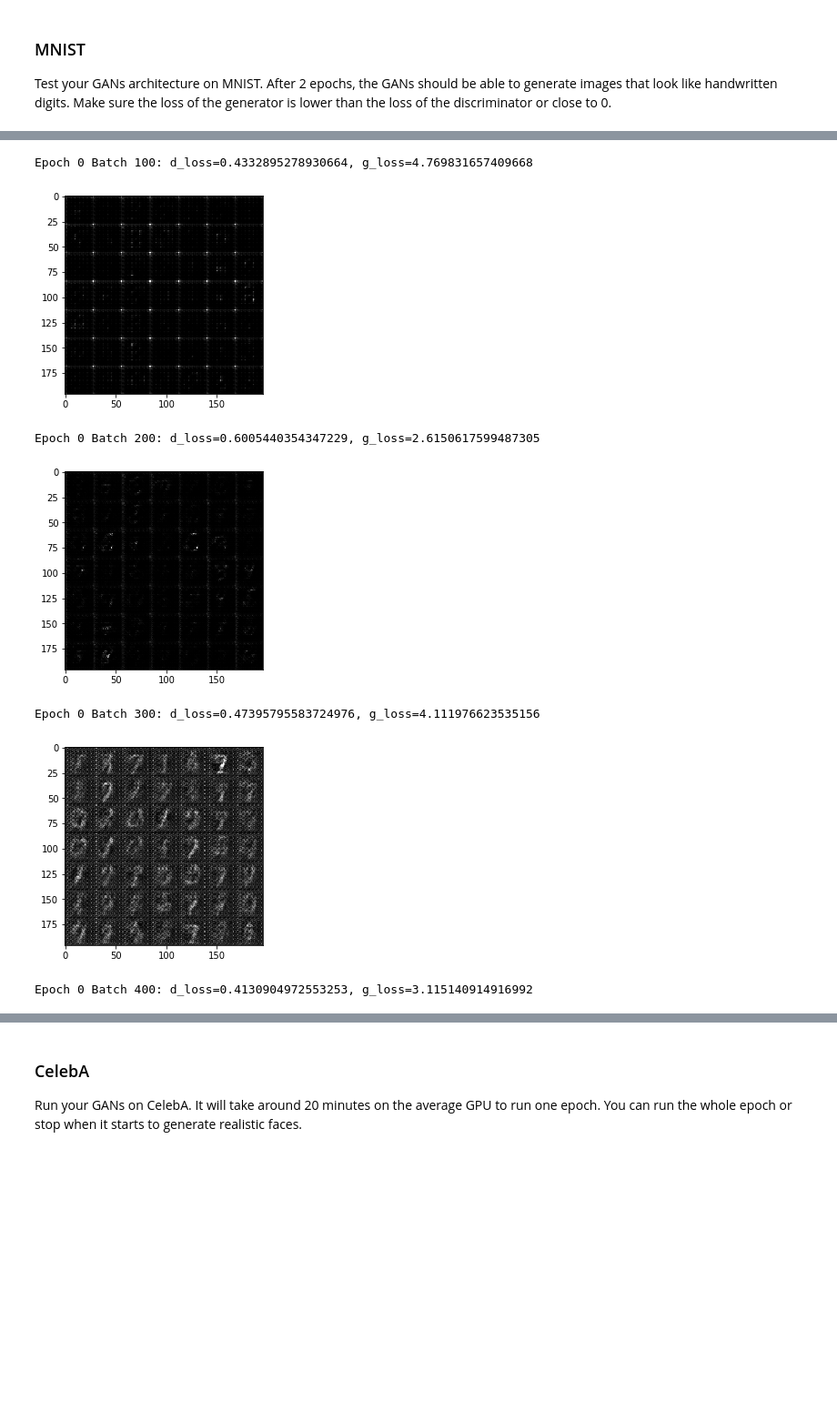
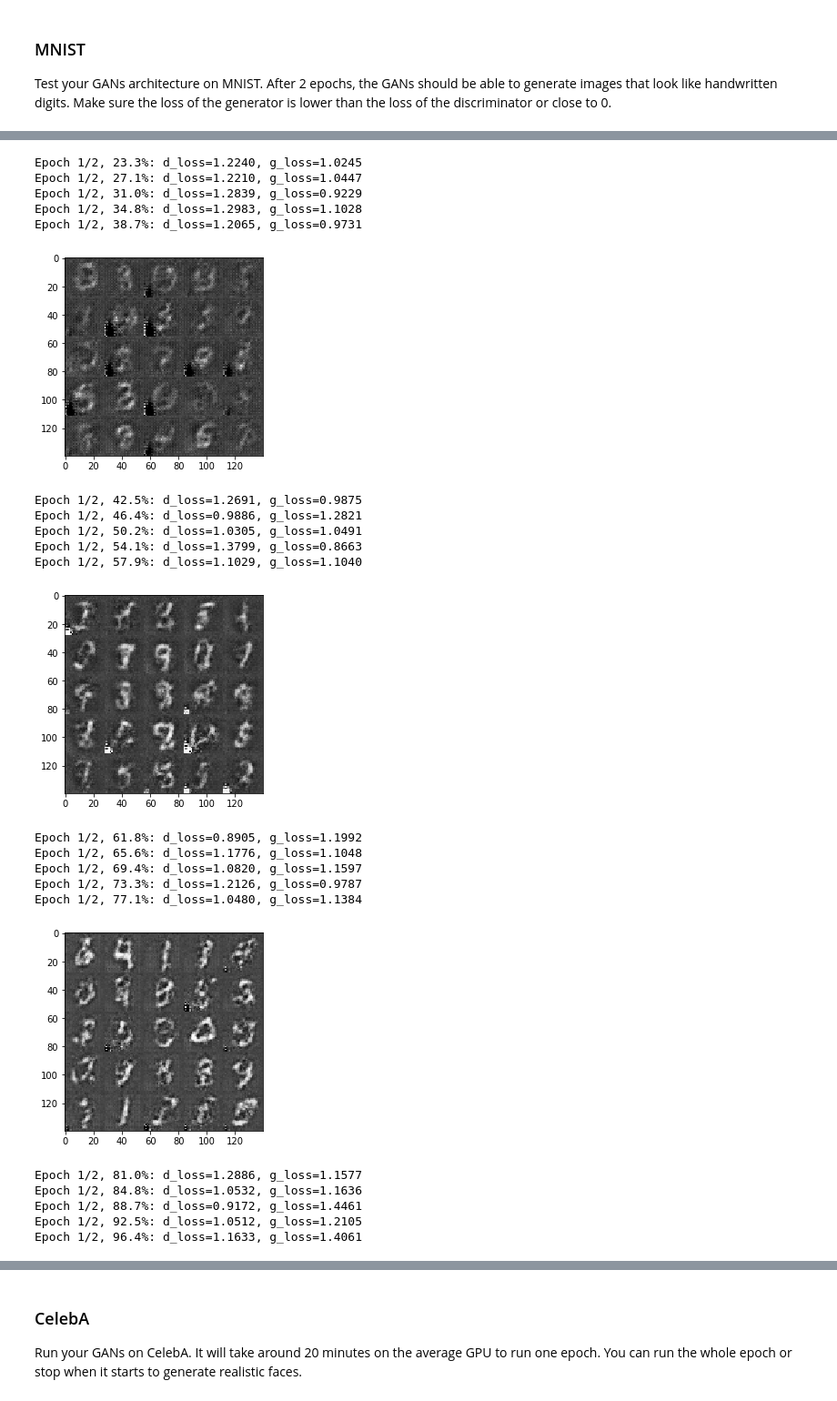
Before and after one commit to dolhana/deep-learning, a Jupyter notebook: face_generation/dlnd_face_generation.ipynb, the cells around one changed output, grey strips where cells are left out. Shown at 91% size. Cells and saved outputs as stored; diff of their text form; code cells hidden in the pictures; blank space fills up the shorter version.

```diff
--- a/face_generation/dlnd_face_generation.ipynb
+++ b/face_generation/dlnd_face_generation.ipynb
@@ -239,19 +246,18 @@ def model_loss(input_real, input_z, out_channel_dim):
     :param out_channel_dim: The number of channels in the output image
     :return: A tuple of (discriminator loss, generator loss)
     """
+    g_model = generator(input_z, out_channel_dim, is_train=True)
+    d_model_real, d_logits_real = discriminator(input_real, reuse=False)
+    d_model_fake, d_logits_fake = discriminator(g_model, reuse=True)
 
-    input_fake = generator(input_z, out_channel_dim, is_train=True)
-    d_real_outputs, d_real_logits = discriminator(input_real, reuse=False)
-    d_fake_outputs, d_fake_logits = discriminator(input_fake, reuse=True)
+    d_loss_real = tf.reduce_mean(
+        tf.nn.sigmoid_cross_entropy_with_logits(logits=d_logits_real, labels=tf.ones_like(d_model_real)))
+    d_loss_fake = tf.reduce_mean(
+        tf.nn.sigmoid_cross_entropy_with_logits(logits=d_logits_fake, labels=tf.zeros_like(d_model_fake)))
+    g_loss = tf.reduce_mean(
+        tf.nn.sigmoid_cross_entropy_with_logits(logits=d_logits_fake, labels=tf.ones_like(d_model_fake)))
 
-    d_loss_real = tf.reduce_mean(tf.nn.sigmoid_cross_entropy_with_logits(
-        logits=d_real_logits, labels=tf.ones_like(d_real_logits)*0.9))
-    d_loss_fake = tf.reduce_mean(tf.nn.sigmoid_cross_entropy_with_logits(
-        logits=d_fake_logits, labels=tf.zeros_like(d_fake_logits)))
     d_loss = d_loss_real + d_loss_fake
-
-    g_loss = tf.reduce_mean(tf.nn.sigmoid_cross_entropy_with_logits(
-        logits=d_fake_logits, labels=tf.ones_like(d_fake_logits)))
 
     return d_loss, g_loss
 
@@ -275,18 +281,17 @@ def model_opt(d_loss, g_loss, learning_rate, beta1):
     :param beta1: The exponential decay rate for the 1st moment in the optimizer
     :return: A tuple of (discriminator training operation, generator training operation)
     """
+    # Get weights and bias to update
+    t_vars = tf.trainable_variables()
+    d_vars = [var for var in t_vars if var.name.startswith('discriminator')]
+    g_vars = [var for var in t_vars if var.name.startswith('generator')]
 
-    var_list = tf.trainable_variables()
-    d_var_list = [v for v in var_list if v.name.startswith('discriminator')]
-    g_var_list = [v for v in var_list if v.name.startswith('generator')]
+    # Optimize
+    with tf.control_dependencies(tf.get_collection(tf.GraphKeys.UPDATE_OPS)):
+        d_train_opt = tf.train.AdamOptimizer(learning_rate, beta1=beta1).minimize(d_loss, var_list=d_vars)
+        g_train_opt = tf.train.AdamOptimizer(learning_rate, beta1=beta1).minimize(g_loss, var_list=g_vars)
 
-    with tf.control_dependencies(tf.get_collection(tf.GraphKeys.UPDATE_OPS)):
-        d_train_op = tf.train.AdamOptimizer(learning_rate=learning_rate, beta1=beta1).minimize(
-            d_loss, var_list=d_var_list)
-        g_train_op = tf.train.AdamOptimizer(learning_rate=learning_rate, beta1=beta1).minimize(
-            g_loss, var_list=g_var_list)
-
-    return d_train_op, g_train_op
+    return d_train_opt, g_train_opt
 
 
 """
@@ -372,10 +401,10 @@ def train(epoch_count, batch_size, z_dim, learning_rate, beta1, get_batches, dat
 ### MNIST
 Test your GANs architecture on MNIST.  After 2 epochs, the GANs should be able to generate images that look like handwritten digits.  Make sure the loss of the generator is lower than the loss of the discriminator or close to 0.
 # %%
-batch_size = 32
+batch_size = 128
 z_dim = 100
-learning_rate = 0.0002
-beta1 = 0.5
+learning_rate = 0.0001
+beta1 = 0.1
 
 
 """
@@ -396,7 +430,23 @@ Epoch 0 Batch 0: d_loss=1.357509732246399, g_loss=0.9246987104415894
-Epoch 0 Batch 100: d_loss=0.4332895278930664, g_loss=4.769831657409668
+Epoch 1/2, 23.3%: d_loss=1.2240, g_loss=1.0245
+Epoch 1/2, 27.1%: d_loss=1.2210, g_loss=1.0447
+Epoch 1/2, 31.0%: d_loss=1.2839, g_loss=0.9229
+Epoch 1/2, 34.8%: d_loss=1.2983, g_loss=1.1028
+Epoch 1/2, 38.7%: d_loss=1.2065, g_loss=0.9731
-[figure, old version]
+[figure, new version]
-Epoch 0 Batch 200: d_loss=0.6005440354347229, g_loss=2.6150617599487305
+Epoch 1/2, 42.5%: d_loss=1.2691, g_loss=0.9875
+Epoch 1/2, 46.4%: d_loss=0.9886, g_loss=1.2821
+Epoch 1/2, 50.2%: d_loss=1.0305, g_loss=1.0491
+Epoch 1/2, 54.1%: d_loss=1.3799, g_loss=0.8663
+Epoch 1/2, 57.9%: d_loss=1.1029, g_loss=1.1040
-[figure, old version]
+[figure, new version]
-Epoch 0 Batch 300: d_loss=0.47395795583724976, g_loss=4.111976623535156
+Epoch 1/2, 61.8%: d_loss=0.8905, g_loss=1.1992
+Epoch 1/2, 65.6%: d_loss=1.1776, g_loss=1.1048
+Epoch 1/2, 69.4%: d_loss=1.0820, g_loss=1.1597
+Epoch 1/2, 73.3%: d_loss=1.2126, g_loss=0.9787
+Epoch 1/2, 77.1%: d_loss=1.0480, g_loss=1.1384
-[figure, old version]
+[figure, new version]
-Epoch 0 Batch 400: d_loss=0.4130904972553253, g_loss=3.115140914916992
+Epoch 1/2, 81.0%: d_loss=1.2886, g_loss=1.1577
+Epoch 1/2, 84.8%: d_loss=1.0532, g_loss=1.1636
+Epoch 1/2, 88.7%: d_loss=0.9172, g_loss=1.4461
+Epoch 1/2, 92.5%: d_loss=1.0512, g_loss=1.2105
+Epoch 1/2, 96.4%: d_loss=1.1633, g_loss=1.4061
```
Also changed, not shown: parts of 8 cells of this notebook.
